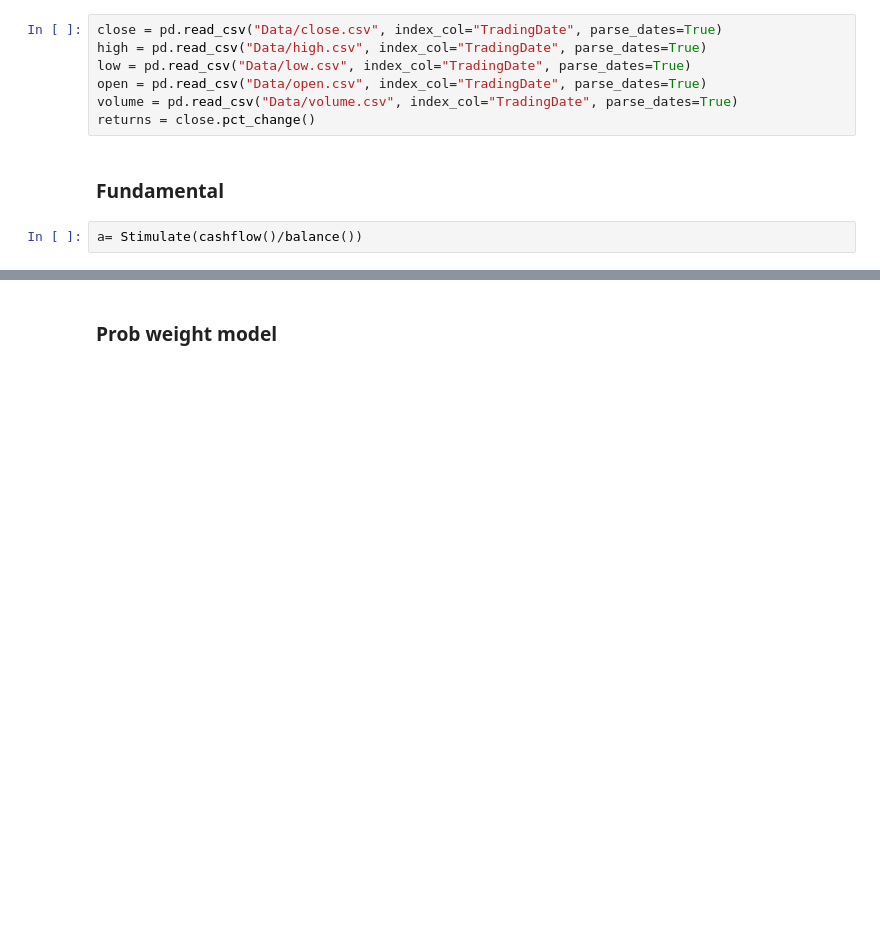
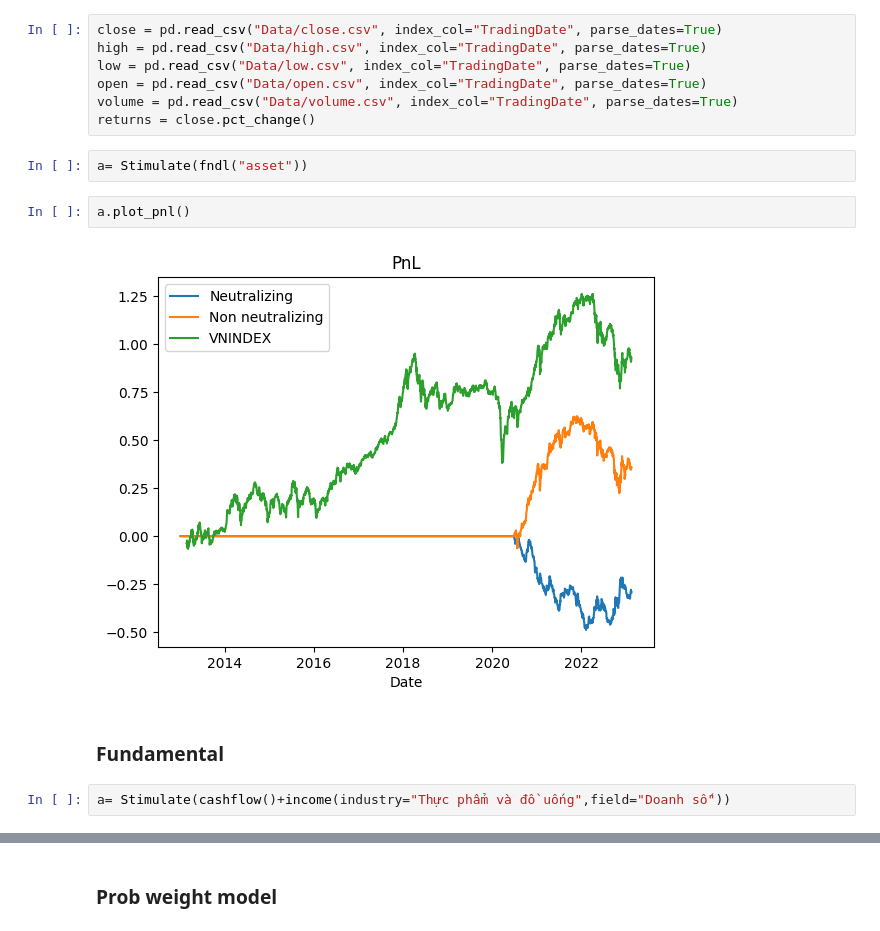
Before and after one commit to khanhtrinh2003/VN30-Strategy, a Jupyter notebook: main.ipynb, the cells around one changed output, grey strips where cells are left out. Cells and saved outputs as stored; diff of their text form; blank space fills up the shorter version.

Commit message:
updae fndl

```diff
--- a/main.ipynb
+++ b/main.ipynb
@@ -18,10 +18,16 @@ low = pd.read_csv("Data/low.csv", index_col="TradingDate", parse_dates=True)
 open = pd.read_csv("Data/open.csv", index_col="TradingDate", parse_dates=True)
 volume = pd.read_csv("Data/volume.csv", index_col="TradingDate", parse_dates=True)
 returns = close.pct_change()
+# %%
+a= Stimulate(fndl("asset"))
+# %%
+a.plot_pnl()
+# %% [output]
+[figure, added]
 # %% [markdown]
 ### Fundamental
-# %%
-a= Stimulate(cashflow()/balance())
+# %%
+a= Stimulate(cashflow()+income(industry="Thực phẩm và đồ uống",field="Doanh số"))
 # %%
 a.plot_pnl()
 # %% [output]
```
Also changed, not shown: parts of 2 cells of this notebook, 5 other files.
